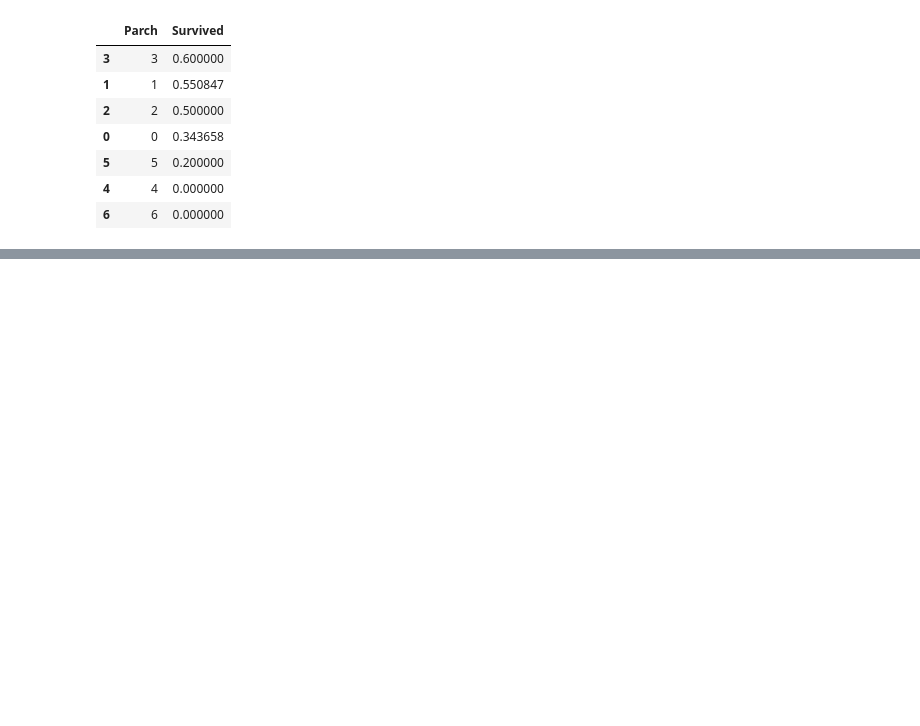
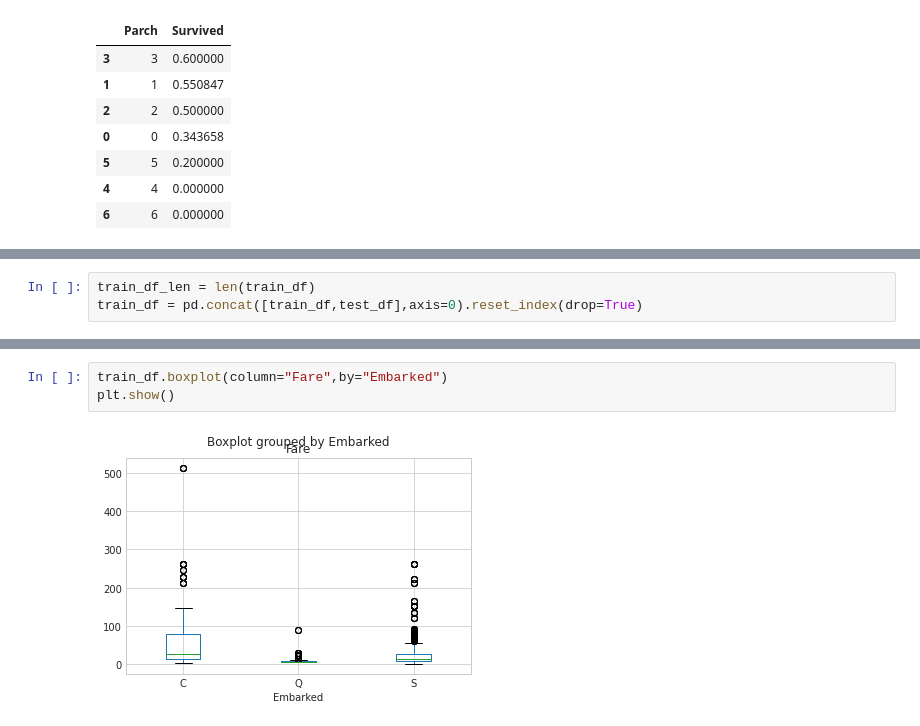
Before and after one commit to anildursunipek/Data-science-and-ML-notebook, a Jupyter notebook: titanic-eda-d.ipynb, the cells around one changed output, grey strips where cells are left out. Saved outputs shown, nothing was run; the diff lists cells and outputs as text; blank space fills up the shorter version.

```diff
--- a/titanic-eda-d.ipynb
+++ b/titanic-eda-d.ipynb
@@ -280,0 +347,3 @@ train_df[["Parch","Survived"]].groupby("Parch",as_index=False).mean().sort_value
+# %%
+train_df_len = len(train_df)
+train_df = pd.concat([train_df,test_df],axis=0).reset_index(drop=True)
@@ -280,0 +395,5 @@ train_df[["Parch","Survived"]].groupby("Parch",as_index=False).mean().sort_value
+# %%
+train_df.boxplot(column="Fare",by="Embarked")
+plt.show()
+# %% [output]
+[figure, added]
```
Also changed, not shown: parts of 19 cells of this notebook.
